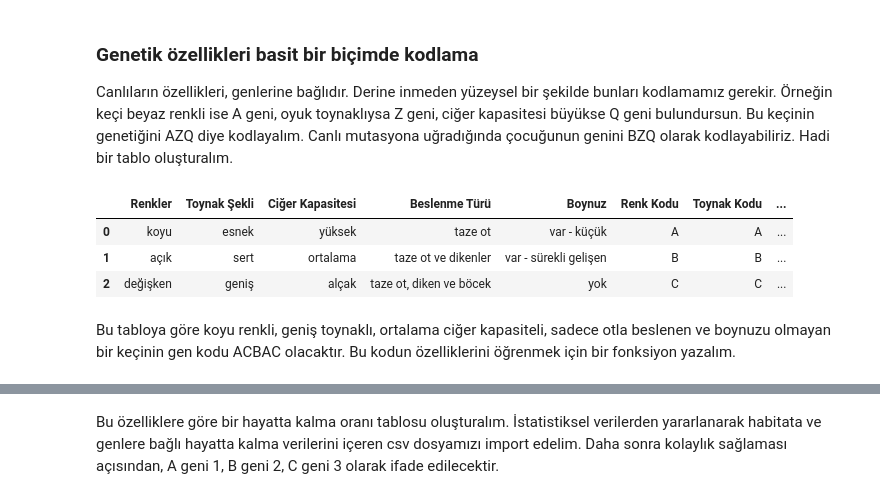
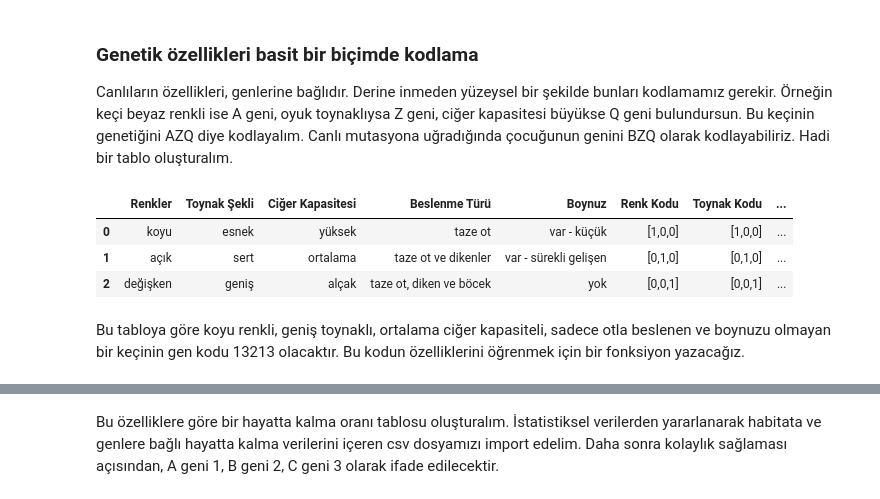
Before and after one commit to yetkinsln/Theory-Of-Evolution-Simulation-with-Machine-Learning, a Jupyter notebook: Theory Of Evolution Simulation Book.ipynb, the cells around one changed output, grey strips where cells are left out. Cells and saved outputs as stored; diff of their text form; code cells hidden in the pictures.

```diff
--- a/Theory Of Evolution Simulation Book.ipynb
+++ b/Theory Of Evolution Simulation Book.ipynb
@@ -49,23 +49,23 @@ Canlıların özellikleri, genlerine bağlıdır. Derine inmeden yüzeysel bir
 # %%
 import pandas as pd
 
 renkler = ['koyu', 'açık', 'değişken']
 toynak = ['esnek', 'sert', 'geniş']
 ckap = ['yüksek', 'ortalama', 'alçak']
 tbesin = ['taze ot', 'taze ot ve dikenler', 'taze ot, diken ve böcek']
 boynuz = ['var - küçük','var - sürekli gelişen', 'yok']
 
-renklerkod = ['A','B','C']
-toynakkod = ['A', 'B', 'C']
-ckapkod = ['A', 'B','C']
-tbesinkod = ['A', 'B', 'C']
-boynuzkod = ['A', 'B', 'C']
+renklerkod = ['[1,0,0]','[0,1,0]','[0,0,1]']
+toynakkod = ['[1,0,0]', '[0,1,0]', '[0,0,1]']
+ckapkod = ['[1,0,0]', '[0,1,0]','[0,0,1]']
+tbesinkod = ['[1,0,0]', '[0,1,0]', '[0,0,1]']
+boynuzkod = ['[1,0,0]', '[0,1,0]', '[0,0,1]']
 tablo = pd.DataFrame({"Renkler": renkler, "Toynak Şekli": toynak, "Ciğer Kapasitesi": ckap, "Beslenme Türü": tbesin, "Boynuz": boynuz,"Renk Kodu": renklerkod, "Toynak Kodu": toynakkod, "Ciğer Kapasitesi Kodu": ckapkod, "Besin Türü Kodu":tbesinkod, "Boynuz Kodu": boynuzkod})
 tablo
 # %% [output]
 |  | Renkler | Toynak Şekli | Ciğer Kapasitesi | Beslenme Türü | Boynuz | Renk Kodu | Toynak Kodu | ... |
-| 0 | koyu | esnek | yüksek | taze ot | var - küçük | A | A | ... |
-| 1 | açık | sert | ortalama | taze ot ve dikenler | var - sürekli gelişen | B | B | ... |
-| 2 | değişken | geniş | alçak | taze ot, diken ve böcek | yok | C | C | ... |
+| 0 | koyu | esnek | yüksek | taze ot | var - küçük | [1,0,0] | [1,0,0] | ... |
+| 1 | açık | sert | ortalama | taze ot ve dikenler | var - sürekli gelişen | [0,1,0] | [0,1,0] | ... |
+| 2 | değişken | geniş | alçak | taze ot, diken ve böcek | yok | [0,0,1] | [0,0,1] | ... |
 # %% [markdown]
-Bu tabloya göre koyu renkli, geniş toynaklı, ortalama ciğer kapasiteli, sadece otla beslenen ve boynuzu olmayan bir keçinin gen kodu ACBAC olacaktır. Bu kodun özelliklerini öğrenmek için bir fonksiyon yazalım.
+Bu tabloya göre koyu renkli, geniş toynaklı, ortalama ciğer kapasiteli, sadece otla beslenen ve boynuzu olmayan bir keçinin gen kodu 13213 olacaktır. Bu kodun özelliklerini öğrenmek için bir fonksiyon yazacağız.
```
Also changed, not shown: parts of 29 cells of this notebook.
